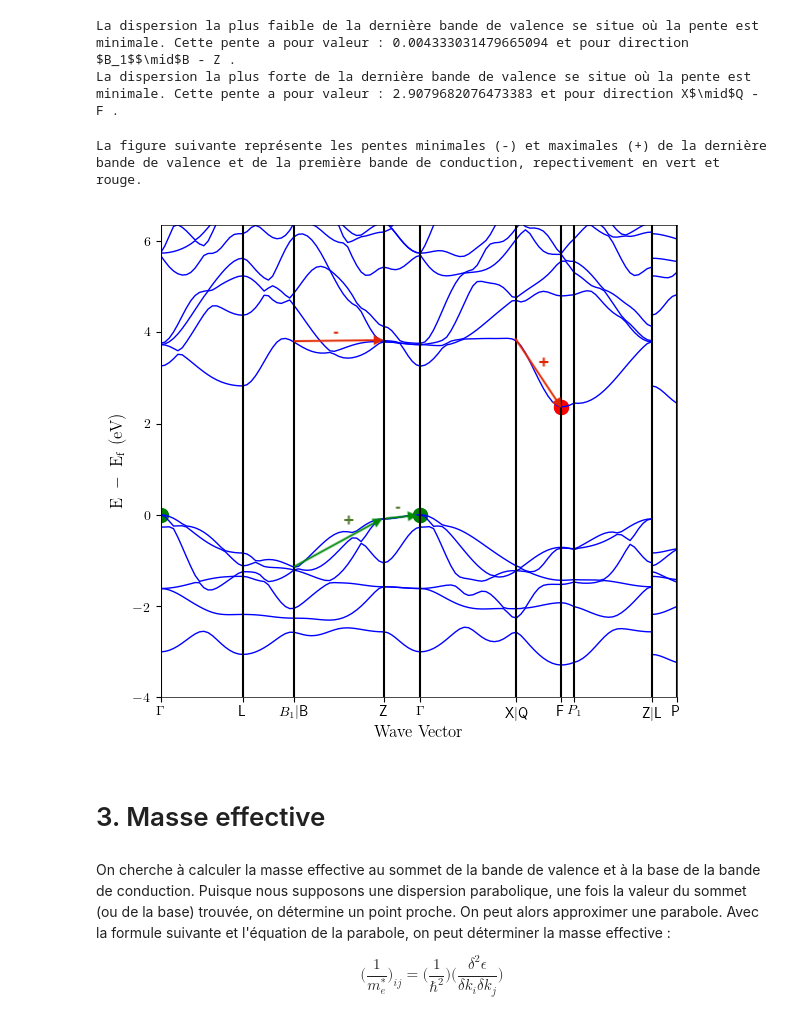
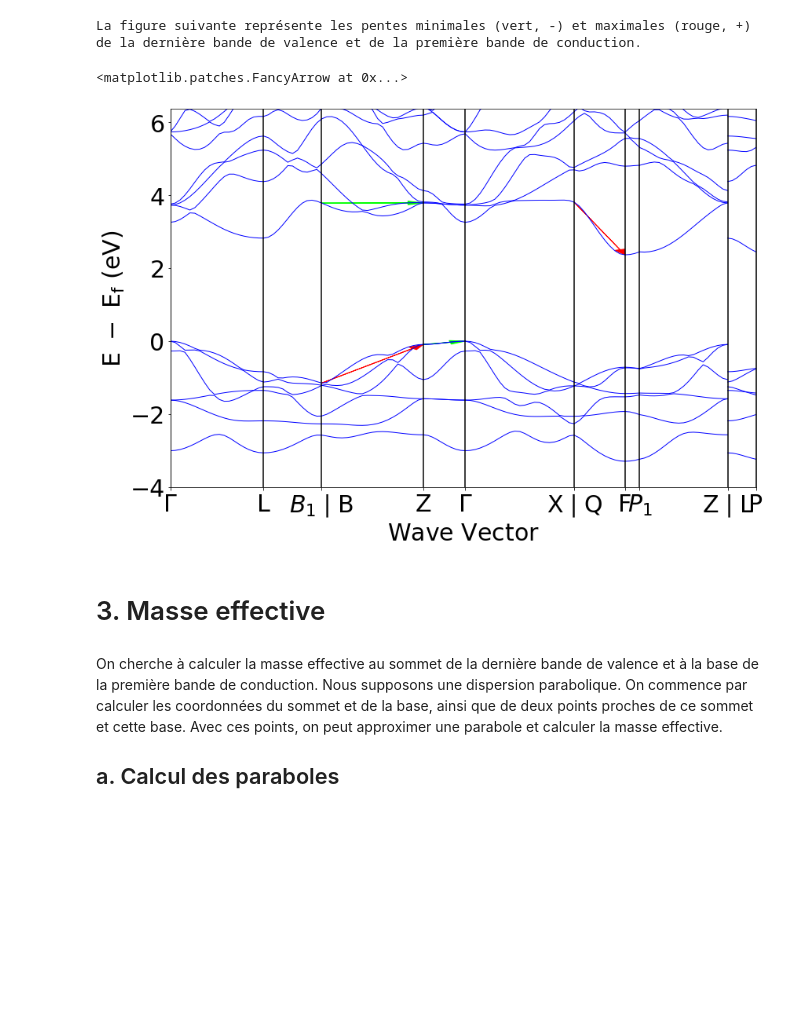
Before and after one commit to celiaforet/lmapr1492, a Jupyter notebook: bands.ipynb, the cells around one changed output. Drawn from its saved outputs; the diff is of its cells as text; code cells hidden in the pictures; blank space fills up the shorter version.

```diff
--- a/bands.ipynb
+++ b/bands.ipynb
@@ -88,60 +168,26 @@ La dispersion la plus forte de la dernière bande de valence se situe où la pen
-# %%
-# Minimum et maximum de la première bande de conduction
-minim = 10
-maxim = 0
-le = len(((data["ticks"]))["distance"])
-a = [0.0,0.0,0.0,0.0,0.0,0.0,0.0,0.0,0.0,0.0]
-m=0
-for j in range (0,le):
-    d = (data["ticks"])["distance"][j]
-    if (m<9 and d != a[m]):
-        a[m+1] = d
-        m=m+1
-    j = j+1
-le2 = len(((data["ticks"]))["label"])
-a2 = ["","","","","","","","","",""]
-n=0
-for k in range (1,le2):
-    d2 = (data["ticks"])["label"][k]
-    if n==0 :
-        a2[0]=(data["ticks"])["label"][0]
-        n=1
-    if (n<10 and d2 != a2[n-1]):
-        a2[n] = d2
-        n=n+1
-    k = k+1
-for i in range (0,9):
-    l = len(data.get("energy")[i].get("1")[15])
-    y0 = data.get("energy")[i].get("1")[15][0]
-    y1 = data.get("energy")[i].get("1")[15][l-1]
-    x0 = a[i]
-    x1 = a[i+1]
-    penteval = (y1-y0)/(x1-x0)
-    if abs(penteval) < minim :
-        minim = abs(penteval)
-        e = i;
-    if abs(penteval) > maxim :
-        maxim = abs(penteval)
-        c = i;
-print("La dispersion la plus faible de la dernière bande de valence se situe où la pente est minimale. Cette pente a pour valeur :", minim,"et pour direction", a2[e], "-", a2[e+1],".")
-print("La dispersion la plus forte de la dernière bande de valence se situe où la pente est minimale. Cette pente a pour valeur :", maxim,"et pour direction", a2[c], "-", a2[c+1],".")
-# %% [output]
-La dispersion la plus faible de la dernière bande de valence se situe où la pente est minimale. Cette pente a pour valeur : 0.004333031479665094 et pour direction $B_1$$\mid$B - Z .
-La dispersion la plus forte de la dernière bande de valence se situe où la pente est minimale. Cette pente a pour valeur : 2.9079682076473383 et pour direction X$\mid$Q - F .
-# %%
-# Représentation graphique
-print("La figure suivante représente les pentes minimales (-) et maximales (+) de la dernière bande de valence et de la première bande de conduction, repectivement en vert et rouge.")
-display(band)
-# %% [output]
-La figure suivante représente les pentes minimales (-) et maximales (+) de la dernière bande de valence et de la première bande de conduction, repectivement en vert et rouge.
-[figure, removed]
+# %%
+# Représentation graphique des bandes
+print("La figure suivante représente les pentes minimales (vert, -) et maximales (rouge, +) de la dernière bande de valence et de la première bande de conduction.")
+bsp.get_plot()
+
+# Flèches de la bande de valence
+plt.arrow(x[0],y[0],x[1]-x[0],y[1]-y[0],length_includes_head=True,head_width=0.1,color=(0,1,0,1))
+plt.arrow(x[2],y[2],x[3]-x[2],y[3]-y[2],length_includes_head=True,head_width=0.1,color=(1,0,0,1))
+
+# Flèches de la bande de conduction
+plt.arrow(x[4],y[4],x[5]-x[4],y[5]-y[4],length_includes_head=True,head_width=0.1,color=(0,1,0,1))
+plt.arrow(x[6],y[6],x[7]-x[6],y[7]-y[6],length_includes_head=True,head_width=0.1,color=(1,0,0,1))
+# %% [output]
+La figure suivante représente les pentes minimales (vert, -) et maximales (rouge, +) de la dernière bande de valence et de la première bande de conduction.
+<matplotlib.patches.FancyArrow at 0x...>
+[figure, added]
 # %% [markdown]
 # 3. Masse effective
 # %% [markdown]
-On cherche à calculer la masse effective au sommet de la bande de valence et à la base de la bande de conduction. Puisque nous supposons une dispersion parabolique, une fois la valeur du sommet (ou de la base) trouvée, on détermine un point proche. On peut alors approximer une parabole.
-Avec la formule suivante et l'équation de la parabole, on peut déterminer la masse effective :
+On cherche à calculer la masse effective au sommet de la dernière bande de valence et à la base de la première bande de conduction. Nous supposons une dispersion parabolique.
+On commence par calculer les coordonnées du sommet et de la base, ainsi que de deux points proches de ce sommet et cette base. Avec ces points, on peut approximer une parabole et calculer la masse effective.
 
-$$\big(\frac{1}{m^*_e}\big)_{ij} = \big(\frac{1}{\hbar^2}\big)\big(\frac{\delta^2\epsilon}{\delta k_i\delta k_j}\big) $$
+## a. Calcul des paraboles
 # %%
 # Parabole au sommet de la dernière bande de valence
 ys = -10
```
Also changed, not shown: parts of 14 cells of this notebook.
